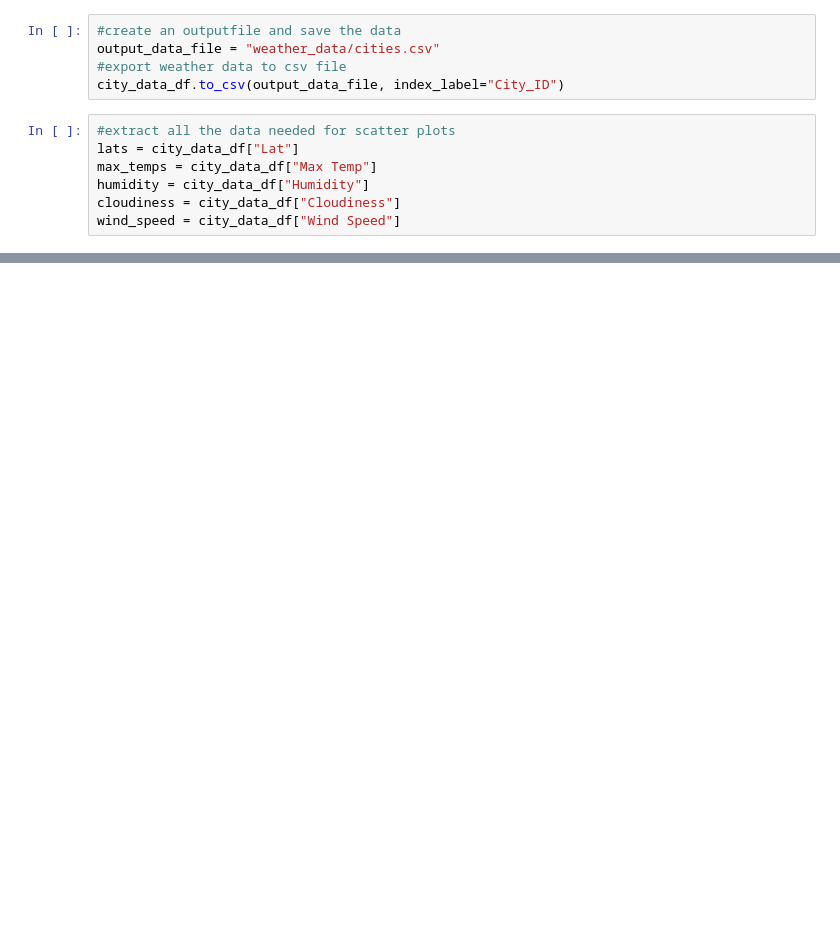
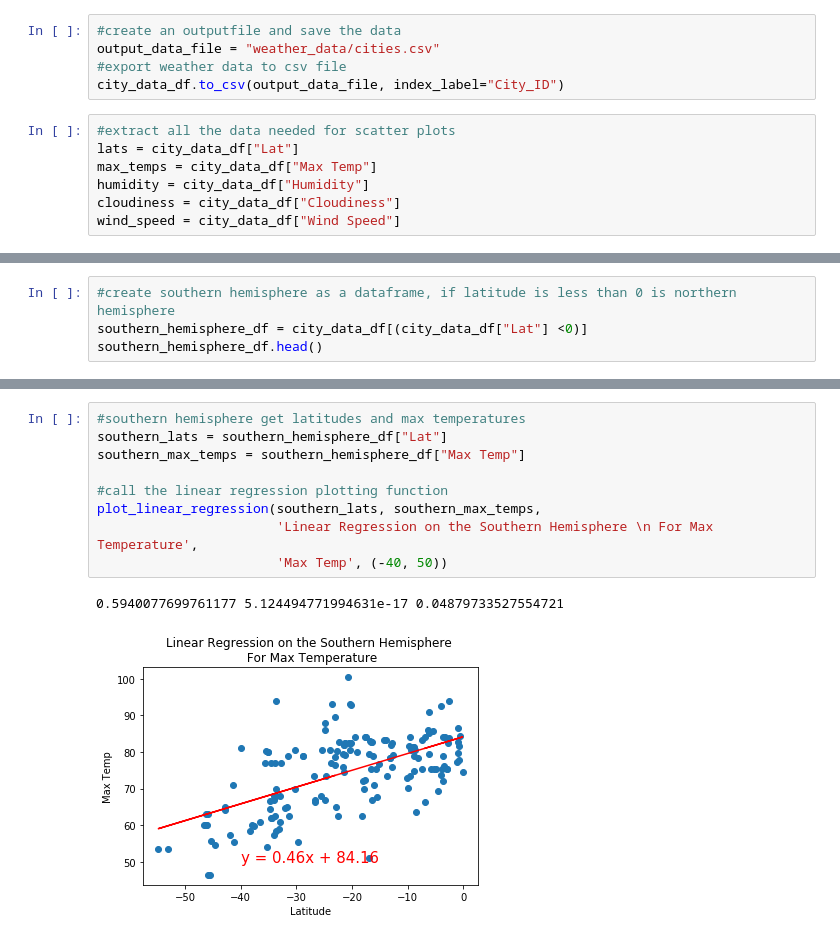
Before and after one commit to amuthusa/World_Weather_Analysis, a Jupyter notebook: WeatherPy.ipynb, the cells around one changed output, grey strips where cells are left out. Saved outputs shown, nothing was run; the diff lists cells and outputs as text; blank space fills up the shorter version.

```diff
--- a/WeatherPy.ipynb
+++ b/WeatherPy.ipynb
@@ -306,0 +350,4 @@ plt.show()
+# %%
+#create southern hemisphere as a dataframe, if latitude is less than 0 is northern hemisphere
+southern_hemisphere_df = city_data_df[(city_data_df["Lat"] <0)]
+southern_hemisphere_df.head()
@@ -306,0 +373,12 @@ plt.show()
+# %%
+#southern hemisphere get latitudes and max temperatures
+southern_lats = southern_hemisphere_df["Lat"]
+southern_max_temps = southern_hemisphere_df["Max Temp"]
+
+#call the linear regression plotting function
+plot_linear_regression(southern_lats, southern_max_temps,
+                       'Linear Regression on the Southern Hemisphere \n For Max Temperature',
+                       'Max Temp', (-40, 50))
+# %% [output]
+0.5940077699761177 5.124494771994631e-17 0.04879733527554721
+[figure, added]
```
Also changed, not shown: parts of 23 cells of this notebook, 4 other files.
